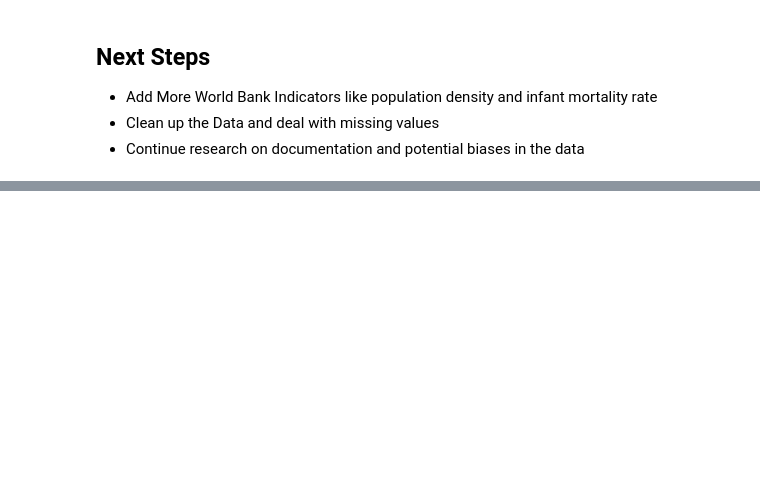
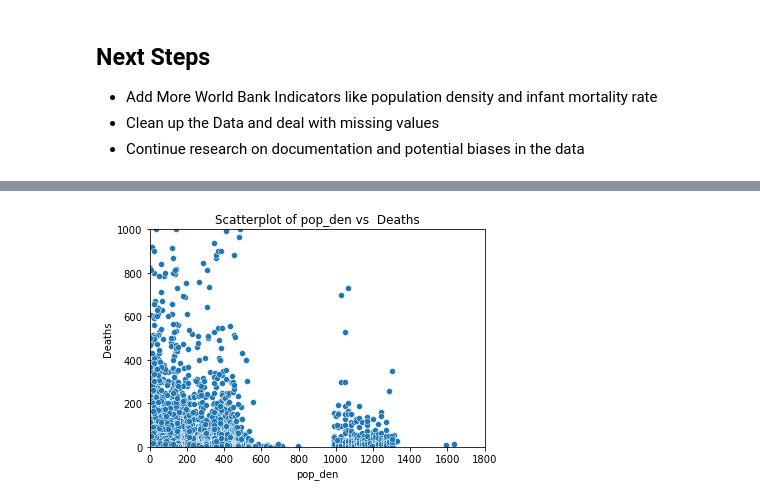
Before and after one commit to harrissamuel/24Spr_-S-Harris-_-disasters-, a Jupyter notebook: Sample_Capstone/code/data_loading/load_data.ipynb, the cells around one changed output, grey strips where cells are left out. Drawn from its saved outputs; the diff is of its cells as text; code cells hidden in the pictures; blank space fills up the shorter version.

```diff
--- a/Sample_Capstone/code/data_loading/load_data.ipynb
+++ b/Sample_Capstone/code/data_loading/load_data.ipynb
@@ -365,0 +484,16 @@ df
+# %%
+# Create scatterplot using Seaborn
+sns.scatterplot(x=df['pop_den'], y=df['Total Deaths'])
+
+# Add labels and title
+plt.xlabel('pop_den')
+plt.ylabel('Deaths')
+plt.title('Scatterplot of pop_den vs  Deaths')
+plt.ylim(0, 1000)  # Adjust the limits as needed
+plt.xlim(0, 1800)  # Adjust the limits as needed
+
+
+# Show plot
+plt.show()
+# %% [output]
+[figure, added]
```
Also changed, not shown: parts of 22 cells of this notebook, 2 other files.
